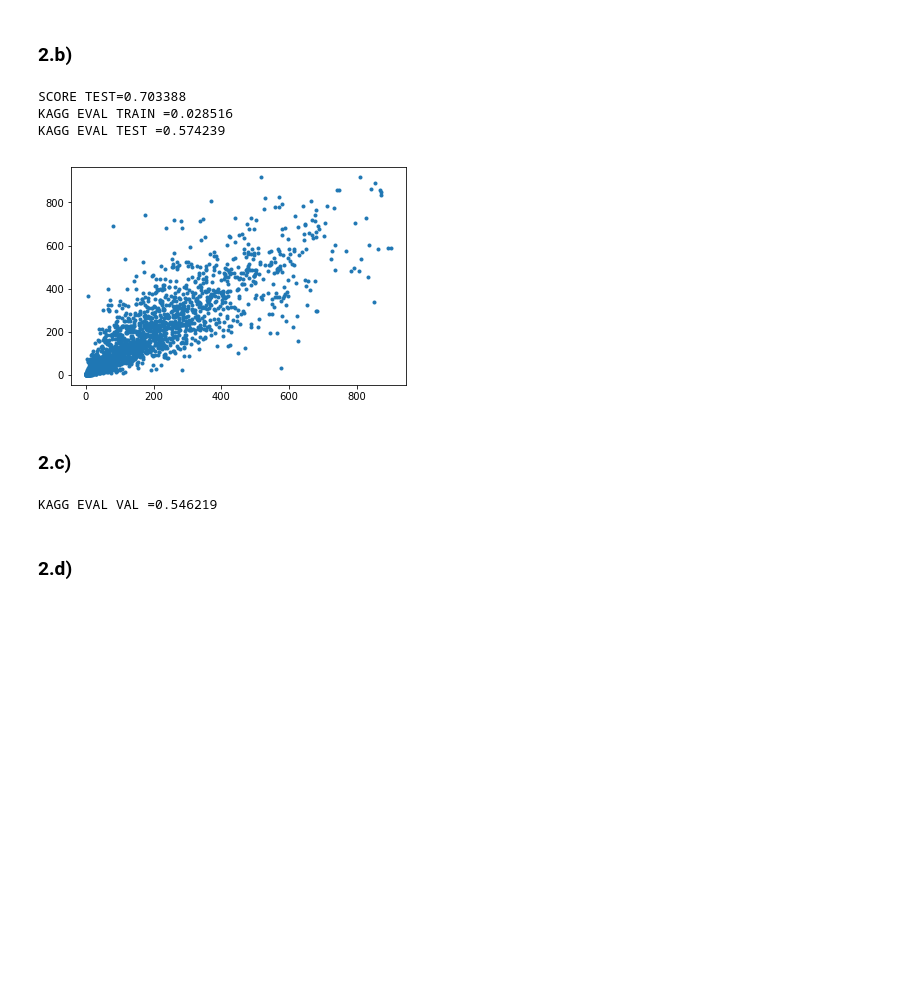
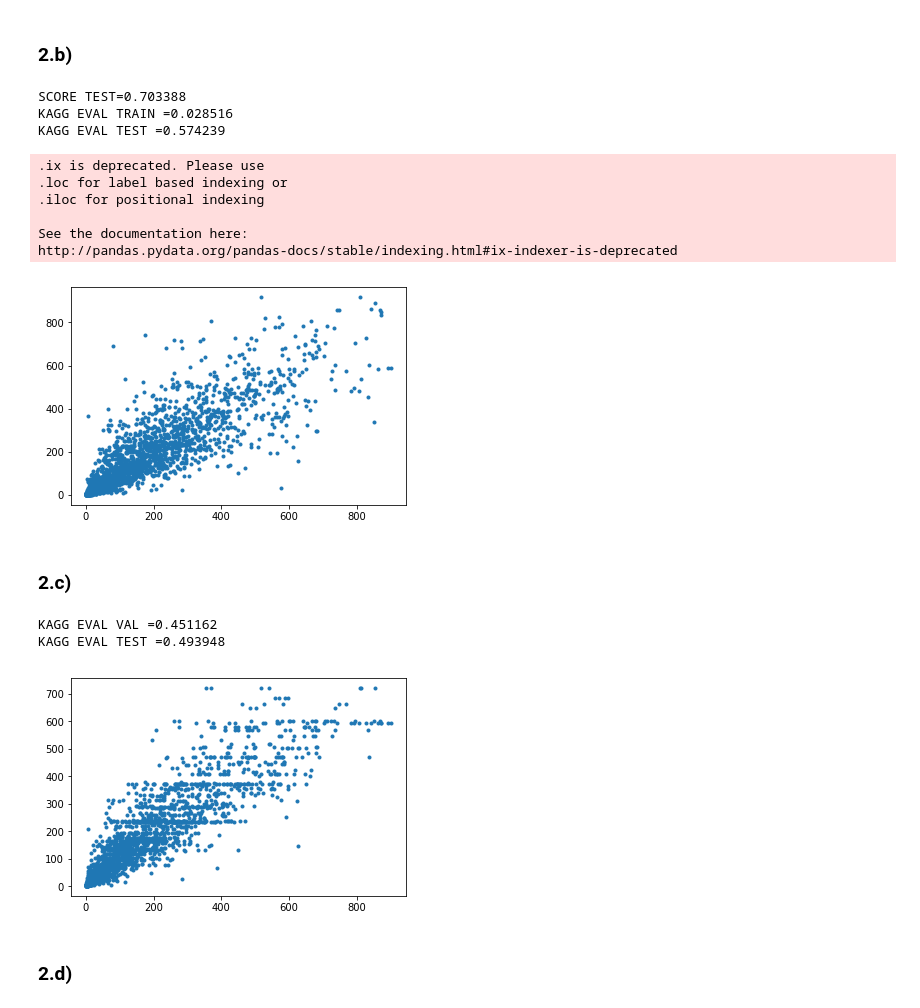
Before and after one commit to nicomero/tarea3maquinas, a Jupyter notebook: Tarea3.ipynb, the cells around one changed output. Cells and saved outputs as stored; diff of their text form; code cells hidden in the pictures; blank space fills up the shorter version.

```diff
--- a/Tarea3.ipynb
+++ b/Tarea3.ipynb
@@ -311,12 +329,13 @@ max      886.000000    977.000000
 ### 2.b)
 # %%
 from sklearn.tree import DecisionTreeRegressor as Tree
+import matplotlib.pyplot as plt
 def eval_bikemodel(y_predict,y_true):
     diff = np.log(y_predict+1.0) - np.log(y_true+1.0)
     return np.sqrt(np.sum(np.square(diff))/len(y_predict))
-
-Xdf=df.loc[:,['season','holiday','workingday','weather','temp','atemp','humidity','windspeed','hour']]
-Ydf=df.loc[:,'count']
+Xdf=df.ix[:,['season','holiday','workingday','weather','temp','atemp',
+            'humidity','windspeed','hour']]
+Ydf=df.ix[:,'count']
 X_train = Xdf[0:ntrain].values
 X_val = Xdf[ntrain:nval].values
 X_test = Xdf[nval:].values
@@ -344,17 +363,35 @@ plt.show()
 SCORE TEST=0.703388
 KAGG EVAL TRAIN =0.028516
 KAGG EVAL TEST =0.574239
+.ix is deprecated. Please use
+.loc for label based indexing or
+.iloc for positional indexing
+
+See the documentation here:
+http://pandas.pydata.org/pandas-docs/stable/indexing.html#ix-indexer-is-deprecated
 [figure]
 # %% [markdown]
 ### 2.c)
 # %%
-model = Tree(random_state=0,max_depth=20)
+model = Tree(random_state=0,max_depth=10, criterion="mse", splitter = "best", min_samples_split=7, min_samples_leaf=9,
+             min_weight_fraction_leaf = 0., max_features=1.0, max_leaf_nodes=None)
 model.fit(X_train,Y_train)
+
 Y_pred_val = model.predict(X_val)
+Y_pred_test = model.predict(X_test)
+
 kagg_val = eval_bikemodel(Y_pred_val,Y_val)
+kagg_test = eval_bikemodel(Y_pred_test,Y_test)
+
 print ("KAGG EVAL VAL =%f"%kagg_val)
+print ("KAGG EVAL TEST =%f"%kagg_test)
+
+plt.plot(Y_test,Y_pred_test,'.')
+plt.show()
 # %% [output]
-KAGG EVAL VAL =0.546219
+KAGG EVAL VAL =0.451162
+KAGG EVAL TEST =0.493948
+[figure, added]
 # %% [markdown]
 ### 2.d)
 # %%
```
Also changed, not shown: parts of 37 cells of this notebook, 1 other file.
